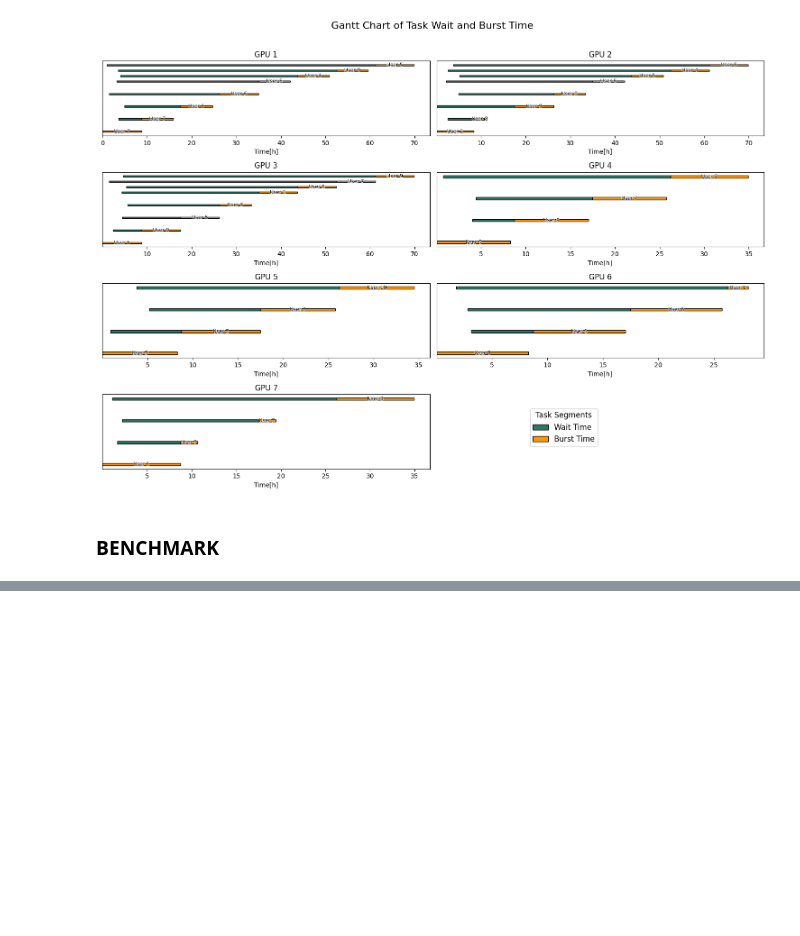
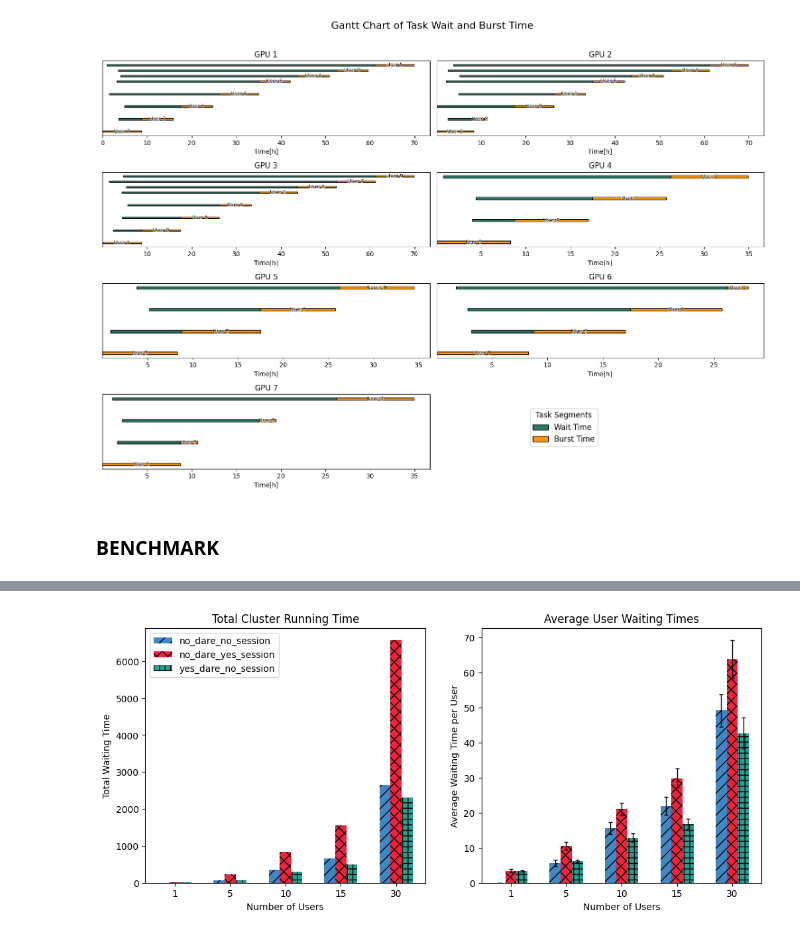
Before and after one commit to MatteoMendula/DARE-ML, a Jupyter notebook: plots/plots.ipynb, the cells around one changed output, grey strips where cells are left out. Cells and saved outputs as stored; diff of their text form; code cells hidden in the pictures; blank space fills up the shorter version.

Commit message:
added plot with various users

```diff
--- a/plots/plots.ipynb
+++ b/plots/plots.ipynb
@@ -59,3 +59,96 @@ GPU 7 Tasks: 4, Total Training Time: 21.28146627837759, Unique Users: 4
 [figure]
 # %% [markdown]
 ### BENCHMARK
+# %%
+number_of_user = [1, 5, 10, 15, 30]
+
+n_clusters = len(number_of_user)
+
+# Bar width and positions
+bar_width = 0.2
+x = np.arange(n_clusters)
+
+titles = ['Total Cluster Running Time', 'Average User Waiting Times']
+
+# Create figure and subplots
+fig, axes = plt.subplots(1, 2, figsize=(12, 5))
+
+totals_no_dare_no_session = []
+totals_no_dare_yes_session = []
+totals_yes_dare_no_session = []
+
+average_per_user_no_dare_no_session = []
+average_per_user_no_dare_yes_session = []
+average_per_user_yes_dare_no_session = []
+
+std_per_user_no_dare_no_session = []
+std_per_user_no_dare_yes_session = []
+std_per_user_yes_dare_no_session = []
+
+colors = [ "#3f88c5", "#ef233c", "#2a9d8f", "#2a9d8f", "#f4a261", "#264653"]
+hatch = ['//', 'xx', '++', '-', '|', 'o']
+
+for n_users in number_of_user:
+    # Load task records from the CSV file
+    file_path_no_dare_no_session = f'../results/{n_users}_users_3_tasks/task_records_users_{n_users}_tasks_3_seed_10_scheduling_fifo_range_0.01_0.1_dare_False_session_False_v2.csv'  # Ensure this matches your saved file name
+    file_path_no_dare_yes_session = f'../results/{n_users}_users_3_tasks/task_records_users_{n_users}_tasks_3_seed_10_scheduling_fifo_range_0.01_0.1_dare_False_session_True_v2.csv'  # Ensure this matches your saved file name
+    file_path_yes_dare_no_session = f'../results/{n_users}_users_3_tasks/task_records_users_{n_users}_tasks_3_seed_10_scheduling_fifo_range_0.01_0.1_dare_True_session_False_v2.csv'  # Ensure this matches your saved file name
+
+    task_records_no_dare_no_session = load_task_records(file_path_no_dare_no_session)
+    task_records_no_dare_yes_session = load_task_records(file_path_no_dare_yes_session)
+    task_records_yes_dare_no_session = load_task_records(file_path_yes_dare_no_session)
+
+    results_no_dare_no_session = calculate_total_waiting_time(task_records_no_dare_no_session)
+    results_no_dare_yes_session = calculate_total_waiting_time(task_records_no_dare_yes_session)
+    results_yes_dare_no_session = calculate_total_waiting_time(task_records_yes_dare_no_session)
+
+    print("Users: ", n_users)
+    print("Total waiting time no_dare_no_session: ", results_no_dare_no_session[2])
+    print("Total waiting time no_dare_yes_session: ", results_no_dare_yes_session[2])
+    print("Total waiting time yes_dare_no_session: ", results_yes_dare_no_session[2])
+
+    totals_no_dare_no_session.append(results_no_dare_no_session[2])
+    totals_no_dare_yes_session.append(results_no_dare_yes_session[2])
+    totals_yes_dare_no_session.append(results_yes_dare_no_session[2])
+
+    average_per_user_no_dare_no_session.append(results_no_dare_no_session[0])
+    average_per_user_no_dare_yes_session.append(results_no_dare_yes_session[0])
+    average_per_user_yes_dare_no_session.append(results_yes_dare_no_session[0])
+
+    std_per_user_no_dare_no_session.append(results_no_dare_no_session[1])
+    std_per_user_no_dare_yes_session.append(results_no_dare_yes_session[1])
+    std_per_user_yes_dare_no_session.append(results_yes_dare_no_session[1])
+
+totals = [totals_no_dare_no_session, totals_no_dare_yes_session, totals_yes_dare_no_session]
+average_per_user = [average_per_user_no_dare_no_session, average_per_user_no_dare_yes_session, average_per_user_yes_dare_no_session]
+std_per_user = [std_per_user_no_dare_no_session, std_per_user_no_dare_yes_session, std_per_user_yes_dare_no_session]
+
+# Create a bar chart for each subplot
+
+for i, data in enumerate(totals):
+    axes[0].bar(x + i * bar_width, data, bar_width,  label=['no_dare_no_session', 'no_dare_yes_session', 'yes_dare_no_session'][i], color=colors[i], hatch=hatch[i])
+
+for i, _ in enumerate(average_per_user):
+    # axes[1].bar(x + i * bar_width, data, bar_width,  label=['no_dare_no_session', 'no_dare_yes_session', 'yes_dare_no_session'][i])
+    avg = average_per_user[i]
+    std = [s / 10 for s in std_per_user[i]]
+
+    axes[1].bar(x + i * bar_width, avg, bar_width,  label=['no_dare_no_session', 'no_dare_yes_session', 'yes_dare_no_session'][i], yerr=std, error_kw=dict(lw=1, capsize=2, capthick=1, color="gray"), color=colors[i], hatch=hatch[i])
+
+axes[0].set_title(titles[0])
+axes[0].set_xlabel('Number of Users')
+axes[0].set_ylabel('Total Waiting Time')
+axes[0].set_xticks(x + bar_width)
+axes[0].set_xticklabels(number_of_user)
+axes[0].legend()
+
+axes[1].set_title(titles[1])
+axes[1].set_xlabel('Number of Users')
+axes[1].set_ylabel('Average Waiting Time per User')
+axes[1].set_xticks(x + bar_width)
+axes[1].set_xticklabels(number_of_user)
+# axes[1].legend()
+
+# Show the plot
+plt.show()
+# %% [output]
@@ -61,0 +175 @@ GPU 7 Tasks: 4, Total Training Time: 21.28146627837759, Unique Users: 4
+[figure, added]
```
Also changed, not shown: parts of 1 cell of this notebook, 11 other files.
